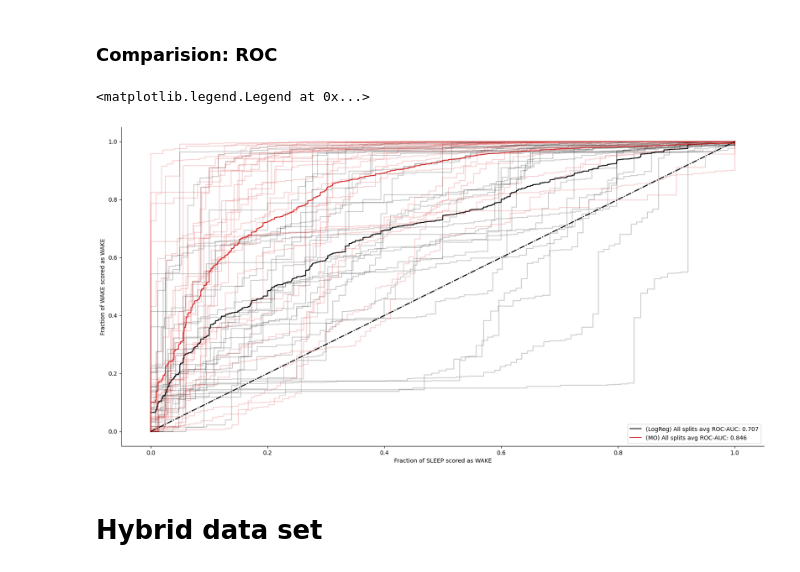
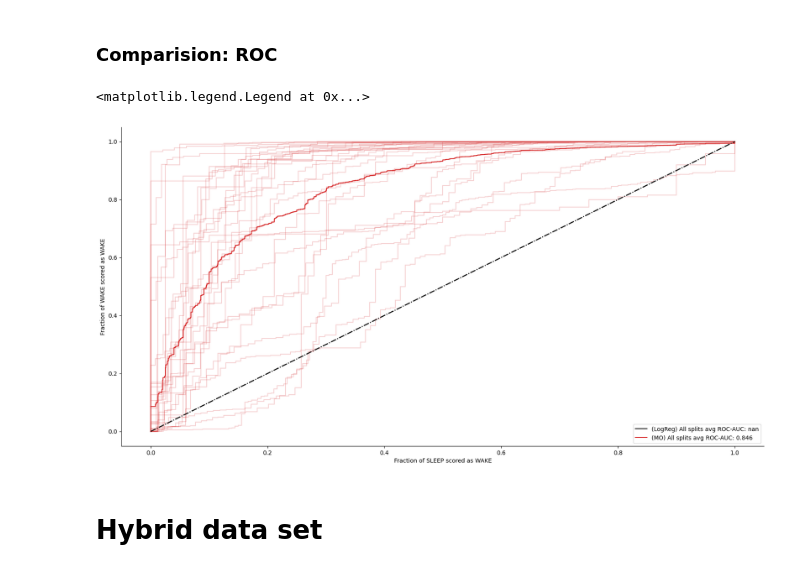
Before and after one commit to Arcascope/pisces, a Jupyter notebook: analyses/stationary_vs_hybrid.ipynb, the cells around one changed output. Drawn from its saved outputs; the diff is of its cells as text; code cells hidden in the pictures.

Commit message:
fix bugs, but now things are broken (major issues uncovered by minor bug fix)

```diff
--- a/analyses/stationary_vs_hybrid.ipynb
+++ b/analyses/stationary_vs_hybrid.ipynb
@@ -202,9 +206,12 @@ def plot_predictions(evaluations, y_time, idx):
     ax.legend(loc='upper right')
 # %%
 index = 0
-psg = w.get_feature_data("psg", w.ids[index])
+_, id = mo_preprocessed_data_walch[index]
+psg = w.get_feature_data("psg", id)
 psg_time = psg[:, 0].to_numpy()
 
 plot_spectrogram(mo_preprocessed_data_walch, index)
-plot_predictions(evaluations=evaluations_walch, y_time=psg_time, idx=index)
+# broken now that evaluations_walch is a dict
+# think we want to just use
+plot_predictions(evaluations=evaluations_walch, y_time=psg_time, idx=id)
 # %% [output]
@@ -226,13 +233,18 @@ ID 7749105 not found in walch_et_al
 # %%
 
 log_reg_preprocessed_data_walch = [l for l in log_reg_preprocessed_data_walch if l[0] is not None]
-log_reg_evaluations_walch: List[dict] = []
+log_reg_evaluations_walch: Dict[str, dict] = {}
 for i, ((X, y), id) in enumerate(log_reg_preprocessed_data_walch):
     y_hat_proba = split_models[i].predict_probabilities(X)
-    analysis = split_analysis(y, y_hat_sleep_proba, balancing=False)
-    log_reg_evaluations_walch.append(analysis)
+    y_hat_sleep_proba = y_hat_proba[:, 1].reshape(-1,)
+    try:
+        analysis = split_analysis(y, y_hat_proba, balancing=False)
+    except ValueError as e:
+        print(f"Error processing {id}: {e}")
+        continue
+    log_reg_evaluations_walch[id] = analysis
     print(f"Processing {i+1} of {len(log_reg_preprocessed_data_walch)} ({id})... AUROC: {analysis['auc']}")
-log_reg_aucs_walch = [e["auc"] for e in log_reg_evaluations_walch]
-log_reg_fprs_walch = [e["roc_curve"]["fprs"] for e in log_reg_evaluations_walch]
-log_reg_tprs_walch = [e["roc_curve"]["tprs"] for e in log_reg_evaluations_walch]
+log_reg_aucs_walch = [e["auc"] for e in log_reg_evaluations_walch.values()]
+log_reg_fprs_walch = [e["roc_curve"]["fprs"] for e in log_reg_evaluations_walch.values()]
+log_reg_tprs_walch = [e["roc_curve"]["tprs"] for e in log_reg_evaluations_walch.values()]
 # %% [output]
@@ -266,31 +262,33 @@ plot_scores_PDF(log_reg_aucs_walch)
 # %%
 
 
 fig, ax = plt.subplots(figsize=(20, 10))
 lr_color = "black"
 mo_color = "tab:red"
 
 add_rocs(
     fprs=log_reg_fprs_walch,
     tprs=log_reg_tprs_walch,
     avg_curve_color=lr_color,
     specific_curve_color=lr_color,
     roc_group_name="(LogReg)",
     ax=ax,
+    min_auc=0.5,
 )
 
 add_rocs(
     fprs=mo_fprs_walch,
     tprs=mo_tprs_walch,
     avg_curve_color=mo_color,
     specific_curve_color=mo_color,
     roc_group_name="(MO)",
-    ax=ax
+    ax=ax,
+    min_auc=0.5,
 )
 ax.legend(loc='lower right')
 # %% [output]
 <matplotlib.legend.Legend at 0x...>
-[figure, old version]
+[figure, new version]
 # %% [markdown]
 # Hybrid data set
 # %%
```
Also changed, not shown: parts of 18 cells of this notebook, 2 other files.
